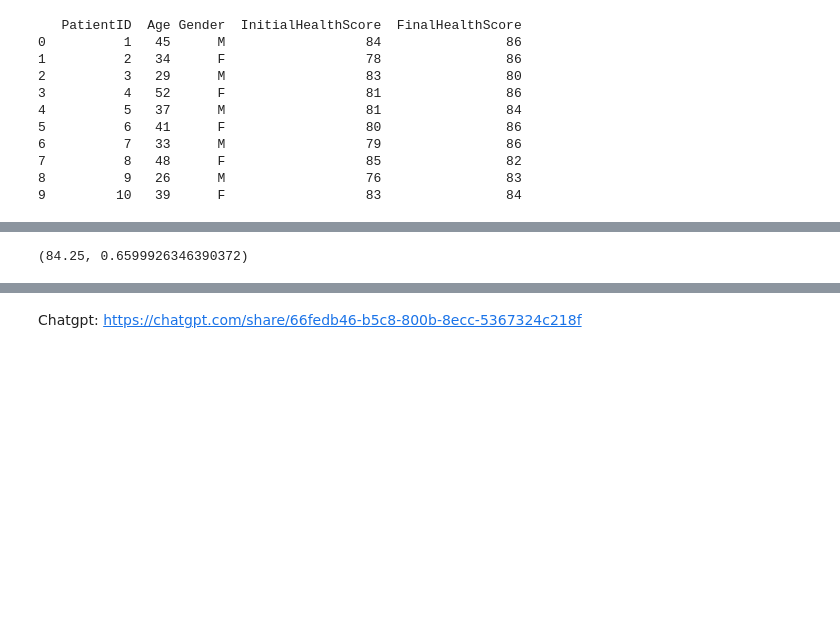
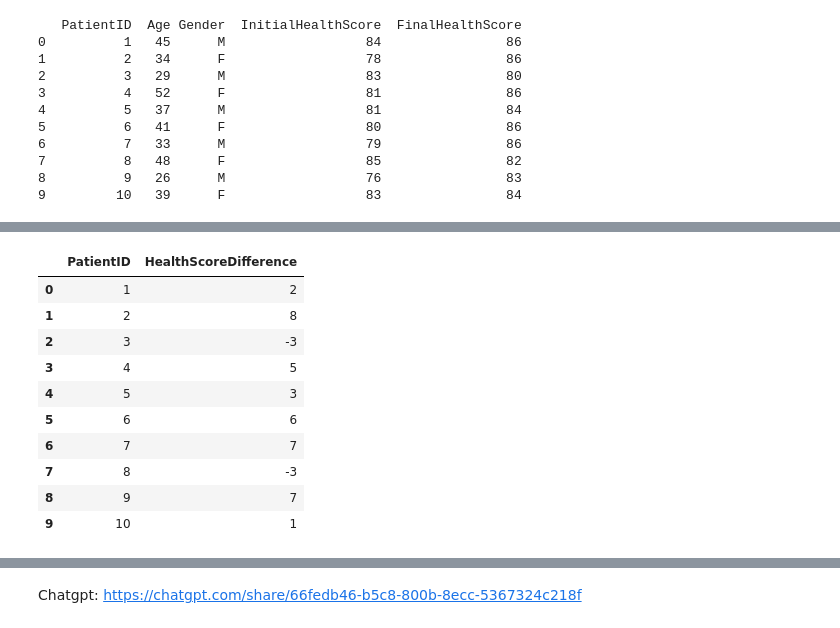
Before and after one commit to Shawn-Zha/STA130HW, a Jupyter notebook: STA130F24_HW04_DueOct03 Xiang Zhang.ipynb, the cells around one changed output, grey strips where cells are left out. Drawn from its saved outputs; the diff is of its cells as text; code cells hidden in the pictures; blank space fills up the shorter version.

```diff
--- a/STA130F24_HW04_DueOct03 Xiang Zhang.ipynb
+++ b/STA130F24_HW04_DueOct03 Xiang Zhang.ipynb
@@ -689,39 +486,16 @@ median_of_means
-# %%
-import numpy as np
-import pandas as pd
-from scipy import stats
-
-# Sample DataFrame
-data = {
-    "PatientID": [1, 2, 3, 4, 5, 6, 7, 8, 9, 10],
-    "Age": [45, 34, 29, 52, 37, 41, 33, 48, 26, 39],
-    "Gender": ["M", "F", "M", "F", "M", "F", "M", "F", "M", "F"],
-    "InitialHealthScore": [84, 78, 83, 81, 81, 80, 79, 85, 76, 83],
-    "FinalHealthScore": [86, 86, 80, 86, 84, 86, 86, 82, 83, 84]
-}
-
-# Creating the DataFrame
-df = pd.DataFrame(data)
-
-# Set the random seed for reproducibility
-np.random.seed(42)
-
-# Sampling the data multiple times and calculating the sample mean for each sample
-sample_means = []
-n_samples = 10  # Number of samples to draw
-sample_size = 8  # Size of each sample
-
-for _ in range(n_samples):
-    sample = df.sample(n=sample_size, replace=True)  # Sampling with replacement
-    sample_mean = sample['FinalHealthScore'].mean()  # Calculate the mean of the sample
-    sample_means.append(sample_mean)
-
-# Calculate the median of the sample means
-median_of_means = np.median(sample_means)
-
-# Calculate the standard deviation of the sample means
-std_dev_of_means = np.std(sample_means, ddof=1)  # Using ddof=1 for sample standard deviation
-
-median_of_means, std_dev_of_means
-# %% [output]
-(84.25, 0.6599926346390372)
+# %%
+# Calculating the difference between FinalHealthScore and InitialHealthScore
+df['HealthScoreDifference'] = df['FinalHealthScore'] - df['InitialHealthScore']
+df[['PatientID', 'HealthScoreDifference']]
+# %% [output]
+|  | PatientID | HealthScoreDifference |
+| 0 | 1 | 2 |
+| 1 | 2 | 8 |
+| 2 | 3 | -3 |
+| 3 | 4 | 5 |
+| 4 | 5 | 3 |
+| 5 | 6 | 6 |
+| 6 | 7 | 7 |
+| 7 | 8 | -3 |
+| 8 | 9 | 7 |
+| 9 | 10 | 1 |
```
Also changed, not shown: parts of 10 cells of this notebook.
